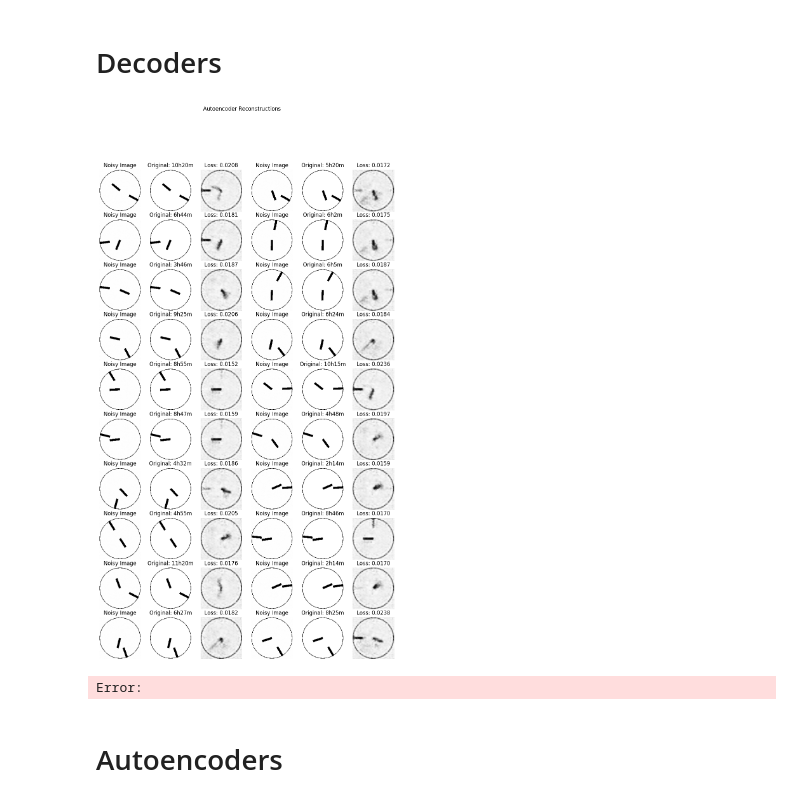
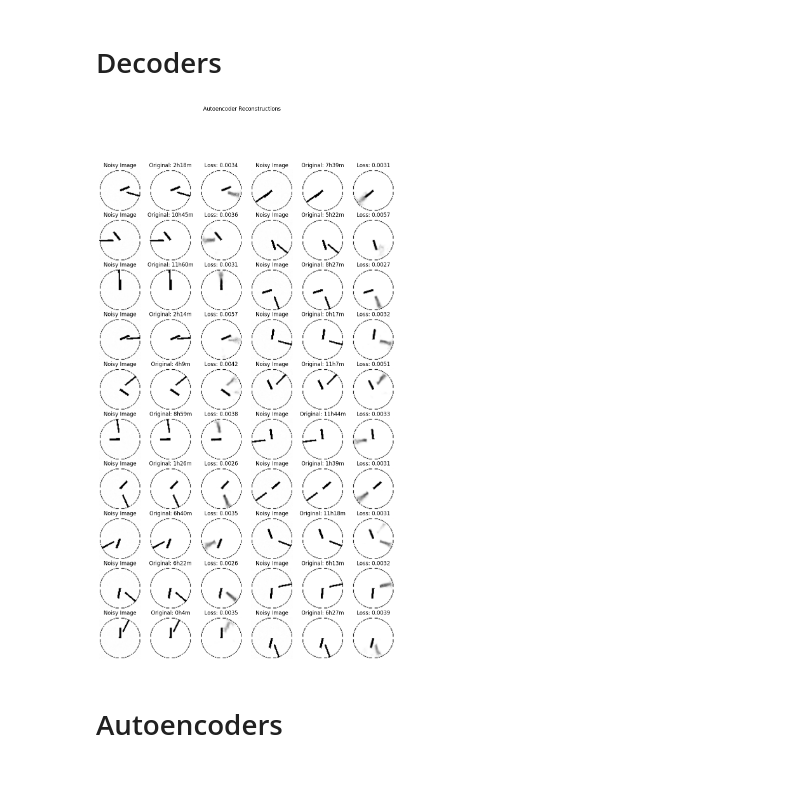
Before and after one commit to uzairname/manifold-learning, a Jupyter notebook: autoencoders.ipynb, the cells around one changed output. Saved outputs shown, nothing was run; the diff lists cells and outputs as text; code cells hidden in the pictures.

```diff
--- a/autoencoders.ipynb
+++ b/autoencoders.ipynb
@@ -3,7 +3,7 @@
 %autoreload 2
 
 from datasets.clock import ClockConfig, ClockDatasetConfig
-from autoencoder.clock import get_dataloaders
+from datasets.clock import get_dataloaders
 from autoencoder.vis import load_model_script, load_model_state_dict, visualize_latent, visualize_predictions, visualize_reconstruction, print_model_parameters, show_data
 from autoencoder.clock import eval_model
 from models.autoencoders import MLPResnetAutoencoder
@@ -20,8 +20,6 @@ sys.path.append(os.path.join(os.getcwd(), '..'))
 
 device = "cuda" if torch.cuda.is_available() else "cpu"
 
-IMG_SIZE=256
-BATCH_SIZE=128
 
 # def hand_width_scheduler(idx, alpha=1e-3):
 #   """
@@ -31,6 +29,8 @@ BATCH_SIZE=128
 #   mean = -3 * torch.tensor(idx*alpha).sigmoid()
 #   return np.random.lognormal(mean, 0.01)
 
+IMG_SIZE=64
+BATCH_SIZE=128
 
 dataloader, val_dataloader, _, _ = get_dataloaders(
   data_config=ClockConfig(
@@ -39,18 +39,17 @@ dataloader, val_dataloader, _, _ = get_dataloaders(
     minute_hand_start=1/3,
   ),
   dataset_config=ClockDatasetConfig(
-          data_size=2**18,
-          augment=dict(
-            noise_std=0.01,
-            # blur=1.0
-          )
-        ),
-  val_size=1024,
+      data_size=2**24,
+      augment=dict(
+        noise_std=0.01,
+      ),
+      img_size=64,
+    ),
   batch_size=BATCH_SIZE,
 )
 
 LATENT_DIM=2
-type_ = "encoder"
+type_ = "autoencoder"
 load_model_checkpoint = functools.partial(
   load_model_state_dict,
   model_class=MLPResnetAutoencoder,
@@ -58,18 +57,7 @@ load_model_checkpoint = functools.partial(
   latent_dim=LATENT_DIM,
   name="MLPResnetAutoencoder",
   postfix="d24",
-  model_params=dict(
-    encoder_args=dict(
-      fc_dims=[1024, 512, 256],
-      n_conv_blocks=3,
-      channels=[1, 32, 64, 128],
-    ),
-    decoder_args=dict(
-      resnet_start_channels=384,
-      fc_size=1024,
-    ),
-  )
 )
 
-model = load_model_checkpoint(checkpoint=25)
+model = load_model_checkpoint(checkpoint=0)
 # %% [output]
@@ -151,10 +94,10 @@ Error:
 # %% [markdown]
 # Decoders
 # %%
+model = load_model_checkpoint(checkpoint=7)
 visualize_reconstruction(type_, model, dataloader, latent_dim=LATENT_DIM)
 # %% [output]
-[figure, old version]
+[figure, new version]
-Error:
 # %% [markdown]
 # Autoencoders
 # %%
```
Also changed, not shown: parts of 7 cells of this notebook, 13 other files.
